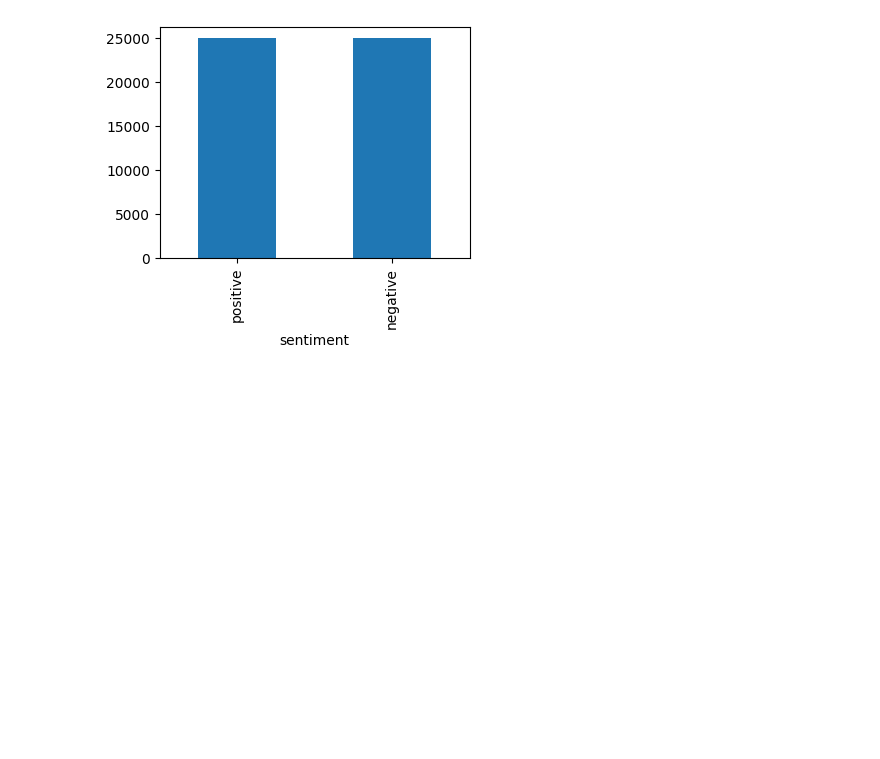
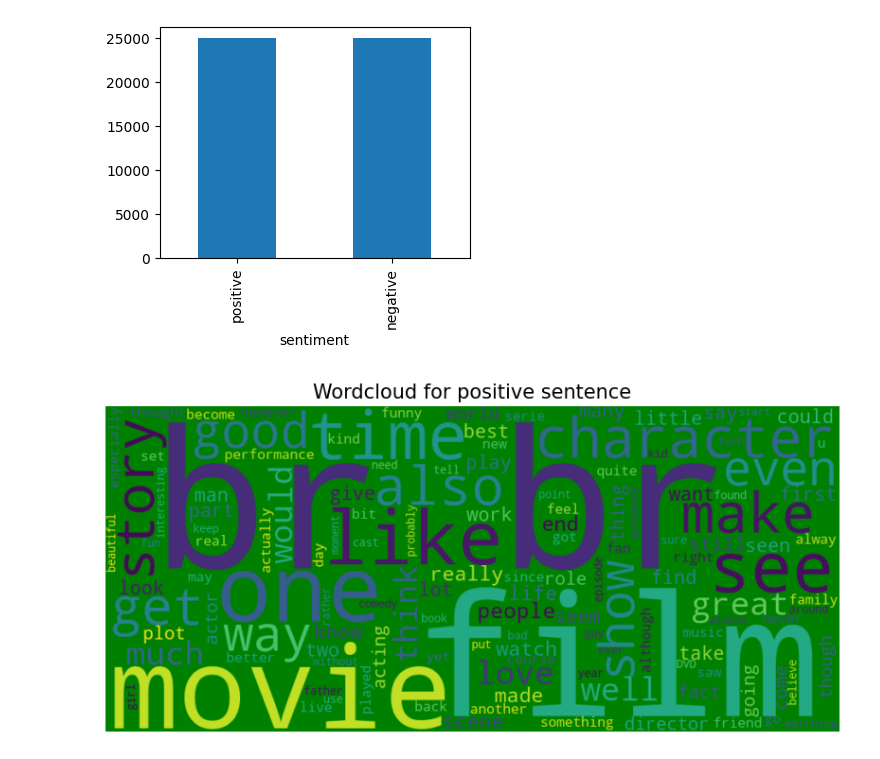
Before and after one commit to Md-Maruf-1727/Machine-Learning-Algorithms, a Jupyter notebook: Natural Language Processing (NLP)/practice model 2/code.ipynb, the cells around one changed output. Saved outputs shown, nothing was run; the diff lists cells and outputs as text; code cells hidden in the pictures; blank space fills up the shorter version.

```diff
--- a/Natural Language Processing (NLP)/practice model 2/code.ipynb
+++ b/Natural Language Processing (NLP)/practice model 2/code.ipynb
@@ -34,4 +34,21 @@ pos_sen = list(df[df['sentiment']== 'positive']['review'])
 neg_sen = list(df[df['sentiment'] == 'negative']['review'])
 # %%
 def create_cloud(string, title=None):
-    cloud = Word
+    cloud = WordCloud(
+        height=400,
+        width=900,
+        background_color='green',
+        min_font_size=10,
+            stopwords = stop_words
+    ).generate(string)
+
+    plt.figure(figsize=(10,5))
+    plt.imshow(cloud, interpolation="bilinear")
+    plt.axis("off")
+    if title:
+        plt.title(title, fontdict={'fontsize':15})
+    plt.show()
+# %%
+create_cloud(" ".join(pos_sen), 'Wordcloud for positive sentence')
+# %% [output]
+[figure, added]
```
Also changed, not shown: parts of 1 cell of this notebook.
